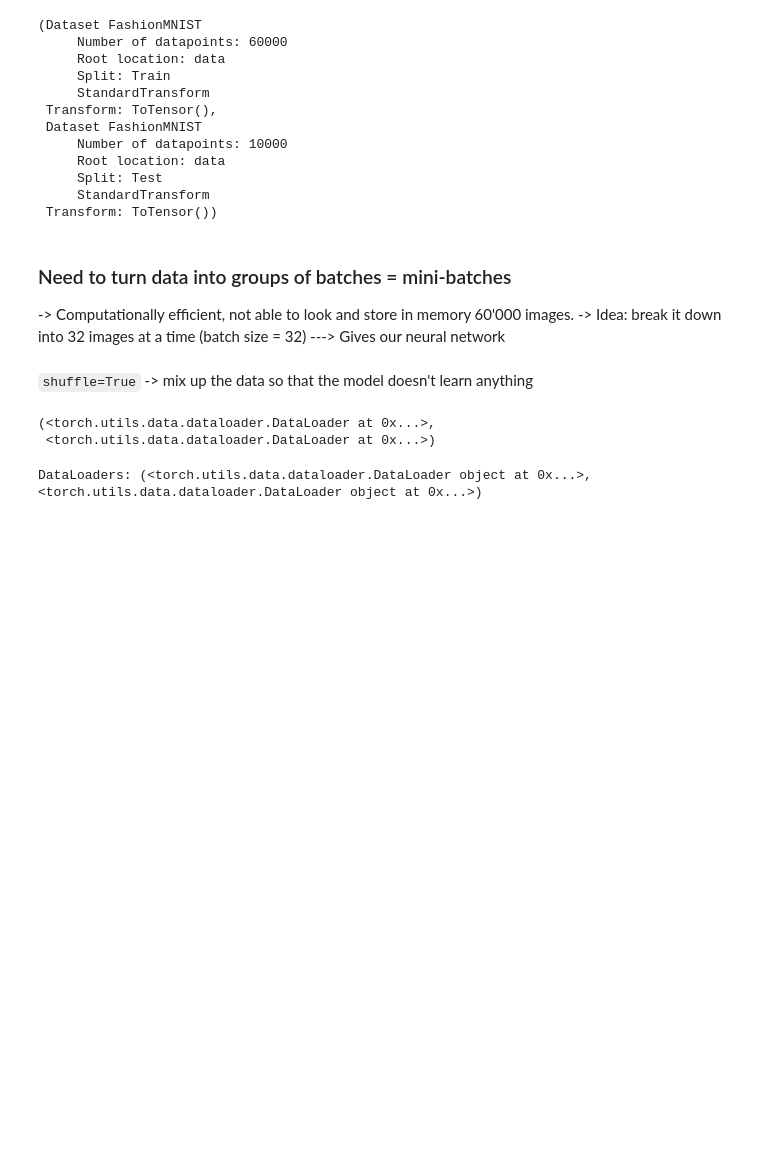
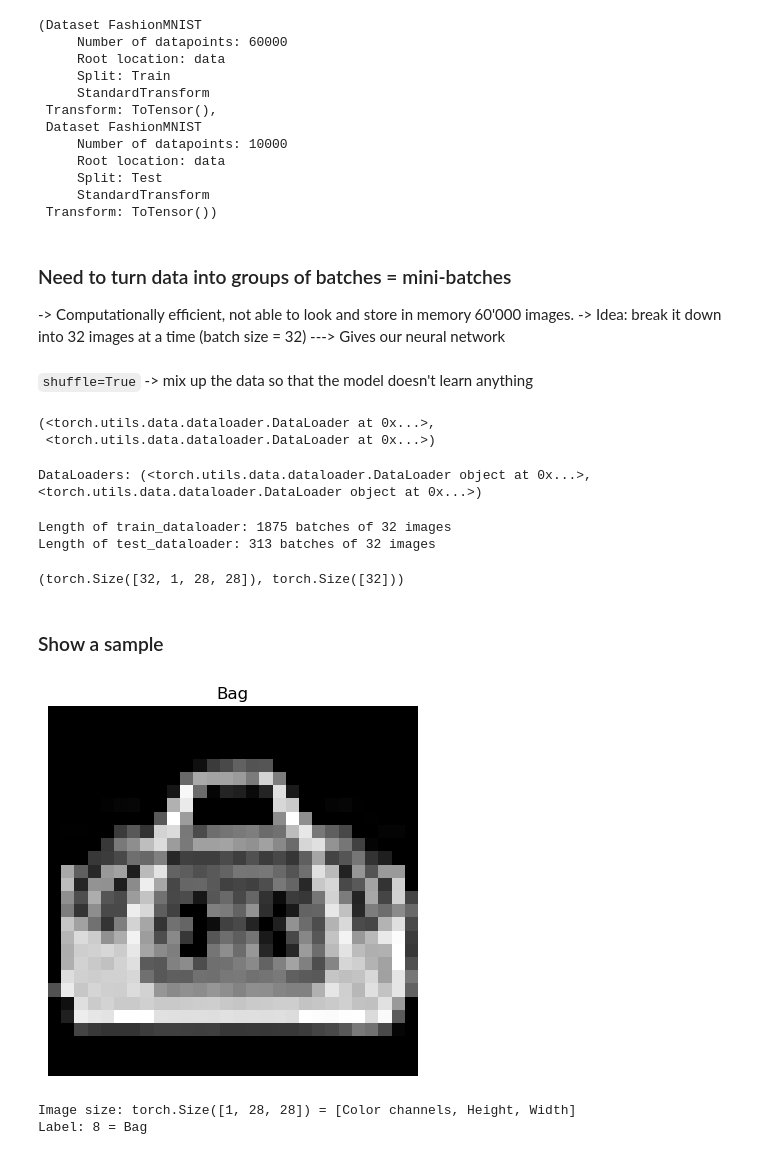
Before and after one commit to ayvemake/Pytorch_DeepLearning, a Jupyter notebook: 03_pytorch_computer_vision.ipynb, the cells around one changed output. Cells and saved outputs as stored; diff of their text form; code cells hidden in the pictures; blank space fills up the shorter version.

```diff
--- a/03_pytorch_computer_vision.ipynb
+++ b/03_pytorch_computer_vision.ipynb
@@ -191,3 +191,31 @@ train_dataloader, test_dataloader
 print(f"DataLoaders: {train_dataloader, test_dataloader}")
 # %% [output]
 DataLoaders: (<torch.utils.data.dataloader.DataLoader object at 0x...>, <torch.utils.data.dataloader.DataLoader object at 0x...>)
+# %%
+print(f"Length of train_dataloader: {len(train_dataloader)} batches of {BATCH_SIZE} images")
+print(f"Length of test_dataloader: {len(test_dataloader)} batches of {BATCH_SIZE} images")
+
+# Check out what's inside the training dataloader
+train_features_batch, train_labels_batch = next(iter(train_dataloader))
+train_features_batch.shape, train_labels_batch.shape
+# %% [output]
+Length of train_dataloader: 1875 batches of 32 images
+Length of test_dataloader: 313 batches of 32 images
+(torch.Size([32, 1, 28, 28]), torch.Size([32]))
+# %% [markdown]
+### Show a sample
+# %%
+torch.manual_seed(42)
+random_idx = torch.randint(0, len(train_features_batch), size=[1]).item()
+img, label = train_features_batch[random_idx], train_labels_batch[random_idx]
+plt.imshow(img.squeeze(), cmap="gray")
+plt.title(class_names[label])
+plt.axis(False)
+plt.show()
+
+print(f"Image size: {img.shape} = [Color channels, Height, Width]")
+print(f"Label: {label} = {class_names[label]}")
+# %% [output]
+[figure, added]
+Image size: torch.Size([1, 28, 28]) = [Color channels, Height, Width]
+Label: 8 = Bag
```
Also changed, not shown: parts of 5 cells of this notebook.
